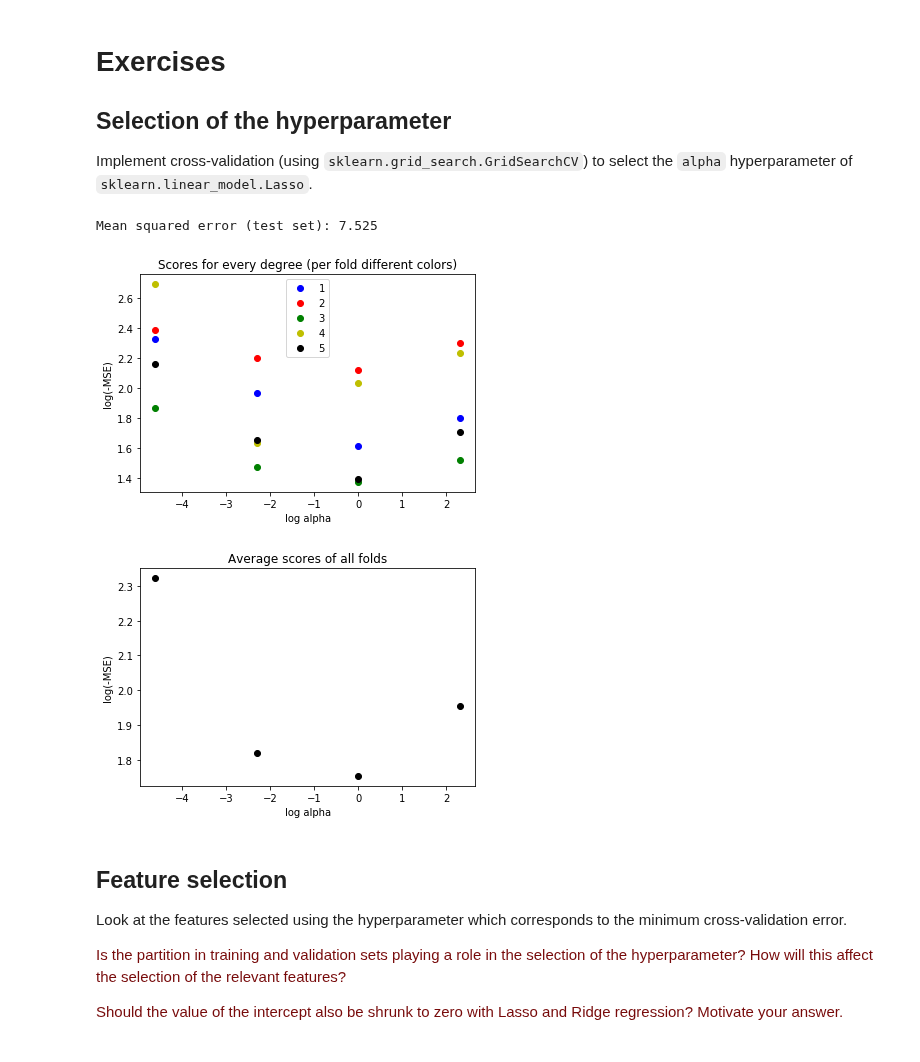
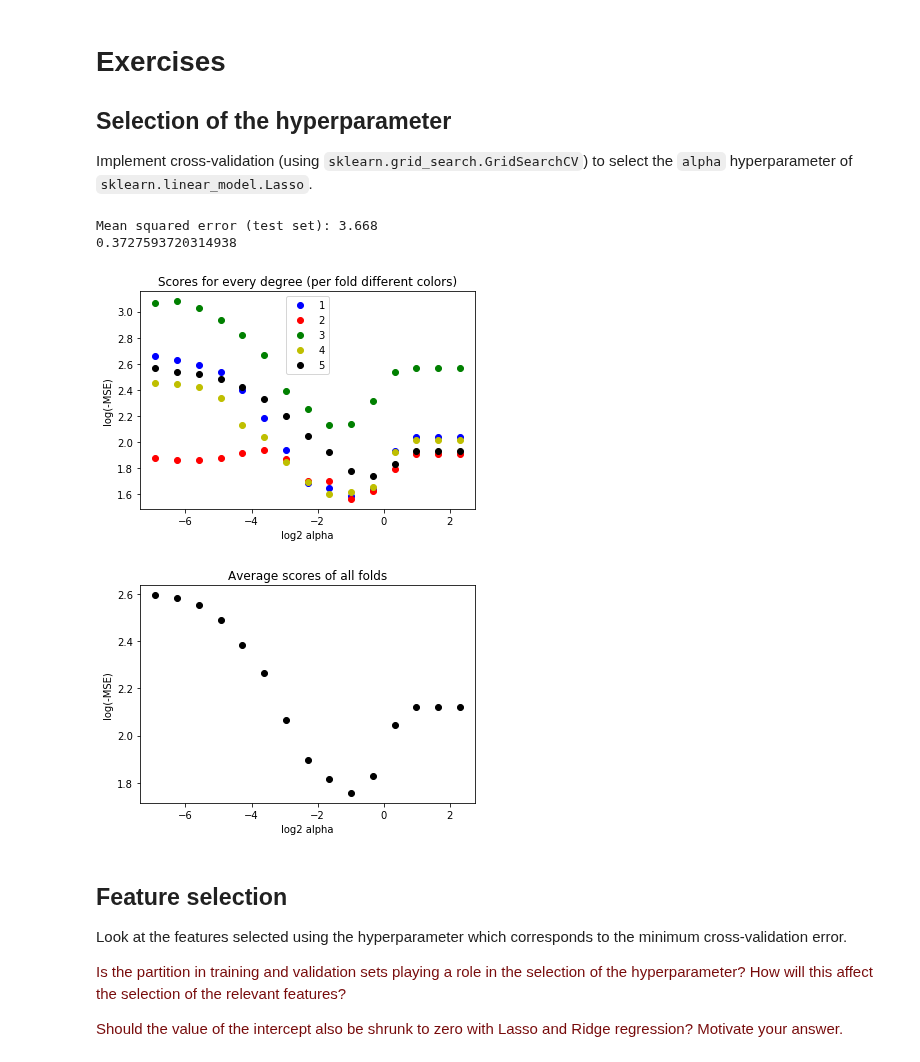
Before and after one commit to VincentV0/8dm50-machine-learning, a Jupyter notebook: practicals/week_3.ipynb, the cells around one changed output. Cells and saved outputs as stored; diff of their text form; code cells hidden in the pictures.

```diff
--- a/practicals/week_3.ipynb
+++ b/practicals/week_3.ipynb
@@ -389,39 +389,44 @@ def do_gridsearch_alpha(X_train, y_train, X_test, y_test, alphas, crossvals, plo
     gridsearch.fit(X_train, y_train)
     y_pred = gridsearch.predict(X_test)
     MSE_test_set = mean_squared_error(y_test, y_pred)
     print(f'Mean squared error (test set): {MSE_test_set:.4}')
     if plot:
         # plot
         plt.figure()
         plt.title('Scores for every degree (per fold different colors)')
         colors = ['b.', 'r.', 'g.', 'y.', 'k.', 'c.']
         for i in range(crossvals):
             q = gridsearch.cv_results_[f'split{i}_test_score']
             plt.plot(np.log(params['lasso__alpha']), np.log(-q), colors[i], markersize=12)
 
-        plt.xlabel('log alpha')
+        plt.xlabel('log2 alpha')
         plt.ylabel('log(-MSE)')
         plt.legend(list(range(1,crossvals+1)))
 
         # plot 2
         plt.figure()
         #plt.errorbar(np.log(params['lasso__alpha']), np.log(-gridsearch.cv_results_[f'mean_test_score']), np.log(gridsearch.cv_results_[f'std_test_score']), linestyle='None', marker='.',markersize=12)
         plt.plot(np.log(params['lasso__alpha']), np.log(-gridsearch.cv_results_[f'mean_test_score']), 'k.', markersize=12)
         plt.title('Average scores of all folds')
-        plt.xlabel('log alpha')
+        plt.xlabel('log2 alpha')
         plt.ylabel('log(-MSE)');
     return gridsearch
 
 gene_expression = pd.read_csv("./data/RNA_expression_curated.csv", sep=',', header=0, index_col=0)
 drug_response = pd.read_csv("./data/drug_response_curated.csv", sep=',', header=0, index_col=0)
 
 X_train, X_test, y_train, y_test = train_test_split(gene_expression, drug_response)
 
-grids = do_gridsearch_alpha(X_train, y_train, X_test, y_test, (0.01,0.1,1,10), 5)
+alphaspace = np.logspace(np.log10(0.001), np.log10(10), num=15)
+# Find optimal alpha
+grids = do_gridsearch_alpha(X_train, y_train, X_test, y_test, alphaspace, 5)
+alphamin = alphaspace[np.argmin(-grids.cv_results_[f'mean_test_score'])]
+print(alphamin)
 # %% [output]
-Mean squared error (test set): 7.525
+Mean squared error (test set): 3.668
+0.3727593720314938
-[figure, old version]
+[figure, new version]
-[figure, old version]
+[figure, new version]
 # %% [markdown]
 ## Feature selection
 
```
Also changed, not shown: parts of 3 cells of this notebook.
